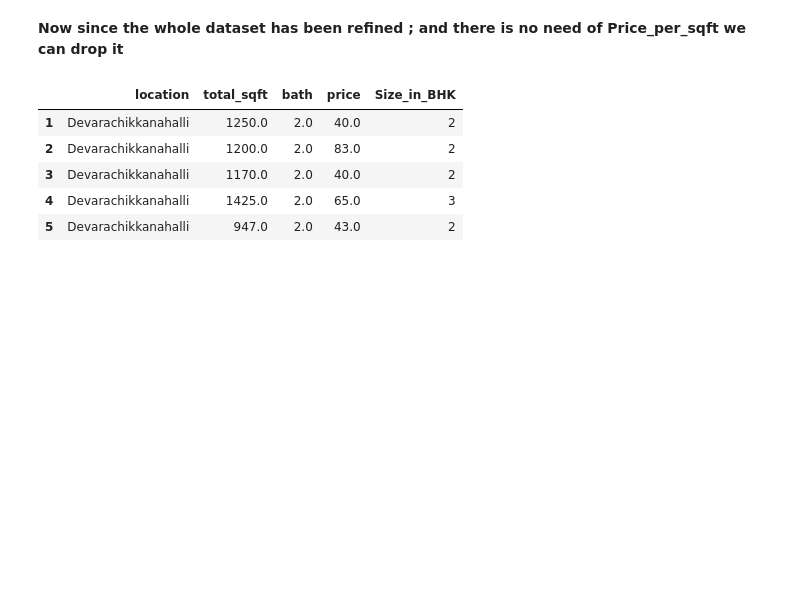
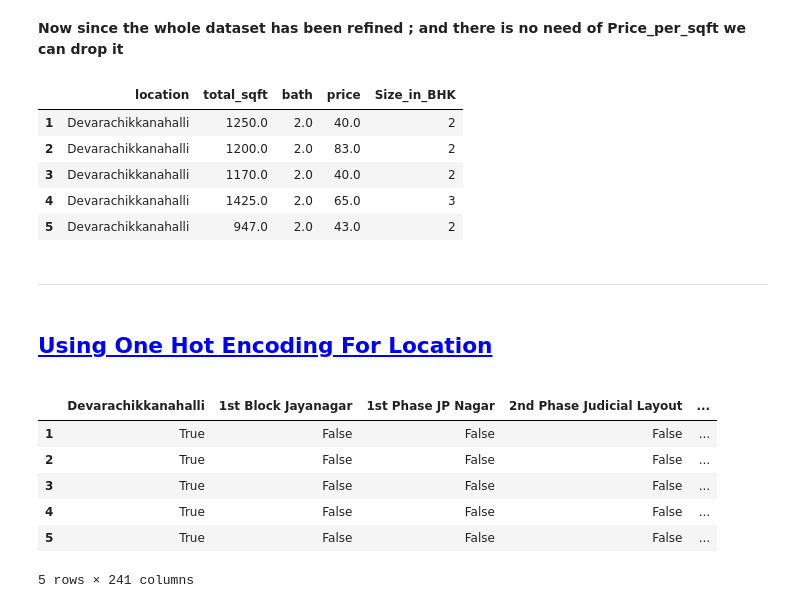
Before and after one commit to Codealpha07/Real-Estate-Price-Estimation, a Jupyter notebook: Model/Prediction_Model.ipynb, the cells around one changed output. Cells and saved outputs as stored; diff of their text form; code cells hidden in the pictures; blank space fills up the shorter version.

```diff
--- a/Model/Prediction_Model.ipynb
+++ b/Model/Prediction_Model.ipynb
@@ -459,3 +461,18 @@ df10.head()
 | 3 | Devarachikkanahalli | 1170.0 | 2.0 | 40.0 | 2 |
 | 4 | Devarachikkanahalli | 1425.0 | 2.0 | 65.0 | 3 |
 | 5 | Devarachikkanahalli | 947.0 | 2.0 | 43.0 | 2 |
+# %% [markdown]
+<hr>
+# %% [markdown]
+<u><b><h2 style = "color:Blue;">Using One Hot Encoding For Location</h2></b></u>
+# %%
+dummies = pd.get_dummies(df10["location"])
+dummies.head()
+# %% [output]
+|  | Devarachikkanahalli | 1st Block Jayanagar | 1st Phase JP Nagar | 2nd Phase Judicial Layout | ... |
+| 1 | True | False | False | False | ... |
+| 2 | True | False | False | False | ... |
+| 3 | True | False | False | False | ... |
+| 4 | True | False | False | False | ... |
+| 5 | True | False | False | False | ... |
+5 rows × 241 columns
```
Also changed, not shown: parts of 5 cells of this notebook.
